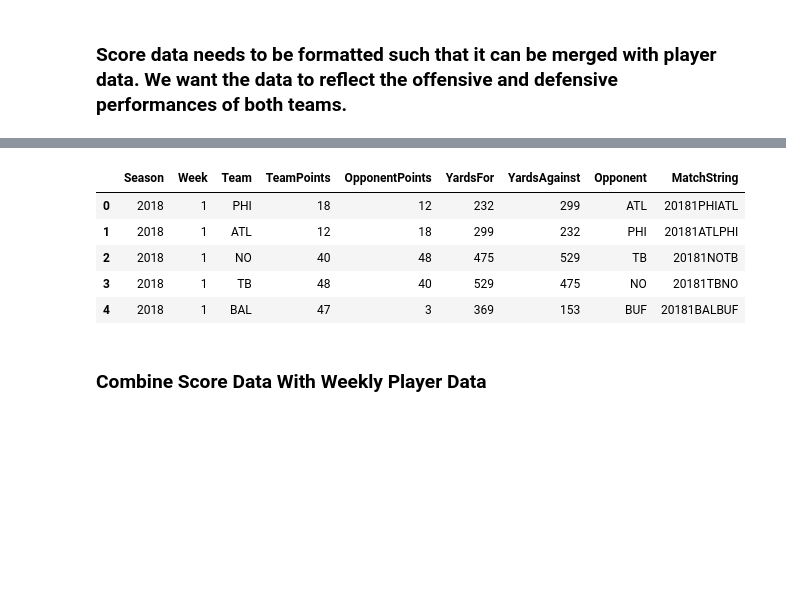
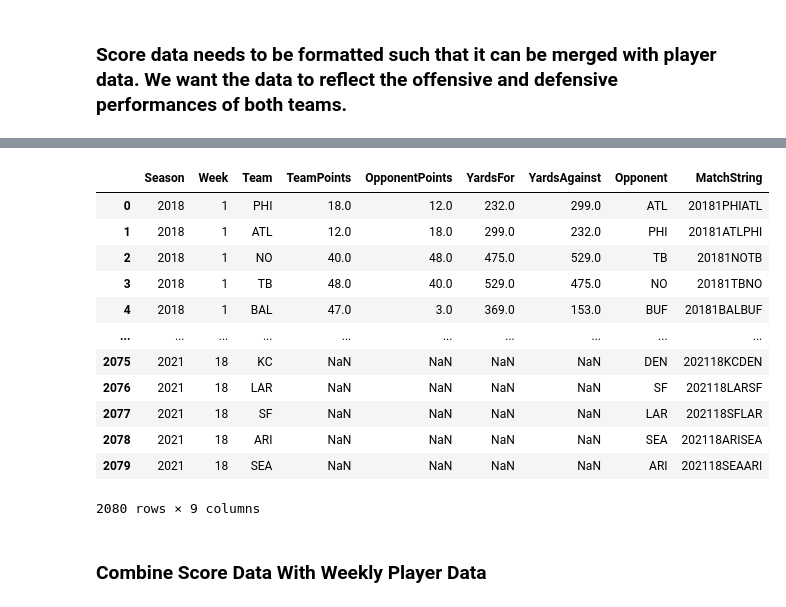
Before and after one commit to bernpb/Fantasy_Football_Prediction, a Jupyter notebook: Data_wrangling.ipynb, the cells around one changed output, grey strips where cells are left out. Drawn from its saved outputs; the diff is of its cells as text; code cells hidden in the pictures; blank space fills up the shorter version.

```diff
--- a/Data_wrangling.ipynb
+++ b/Data_wrangling.ipynb
@@ -345,10 +345,17 @@ team_performance.head()
 # %%
 team_performance['MatchString'] = team_performance.apply(lambda x: match_string_scores(x), axis = 1)
-team_performance.head()
+team_performance
 # %% [output]
 |  | Season | Week | Team | TeamPoints | OpponentPoints | YardsFor | YardsAgainst | Opponent | MatchString |
-| 0 | 2018 | 1 | PHI | 18 | 12 | 232 | 299 | ATL | 20181PHIATL |
-| 1 | 2018 | 1 | ATL | 12 | 18 | 299 | 232 | PHI | 20181ATLPHI |
-| 2 | 2018 | 1 | NO | 40 | 48 | 475 | 529 | TB | 20181NOTB |
-| 3 | 2018 | 1 | TB | 48 | 40 | 529 | 475 | NO | 20181TBNO |
-| 4 | 2018 | 1 | BAL | 47 | 3 | 369 | 153 | BUF | 20181BALBUF |
+| 0 | 2018 | 1 | PHI | 18.0 | 12.0 | 232.0 | 299.0 | ATL | 20181PHIATL |
+| 1 | 2018 | 1 | ATL | 12.0 | 18.0 | 299.0 | 232.0 | PHI | 20181ATLPHI |
+| 2 | 2018 | 1 | NO | 40.0 | 48.0 | 475.0 | 529.0 | TB | 20181NOTB |
+| 3 | 2018 | 1 | TB | 48.0 | 40.0 | 529.0 | 475.0 | NO | 20181TBNO |
+| 4 | 2018 | 1 | BAL | 47.0 | 3.0 | 369.0 | 153.0 | BUF | 20181BALBUF |
+| ... | ... | ... | ... | ... | ... | ... | ... | ... | ... |
+| 2075 | 2021 | 18 | KC | NaN | NaN | NaN | NaN | DEN | 202118KCDEN |
+| 2076 | 2021 | 18 | LAR | NaN | NaN | NaN | NaN | SF | 202118LARSF |
+| 2077 | 2021 | 18 | SF | NaN | NaN | NaN | NaN | LAR | 202118SFLAR |
+| 2078 | 2021 | 18 | ARI | NaN | NaN | NaN | NaN | SEA | 202118ARISEA |
+| 2079 | 2021 | 18 | SEA | NaN | NaN | NaN | NaN | ARI | 202118SEAARI |
+2080 rows × 9 columns
```
Also changed, not shown: parts of 5 cells of this notebook, 5 other files.
